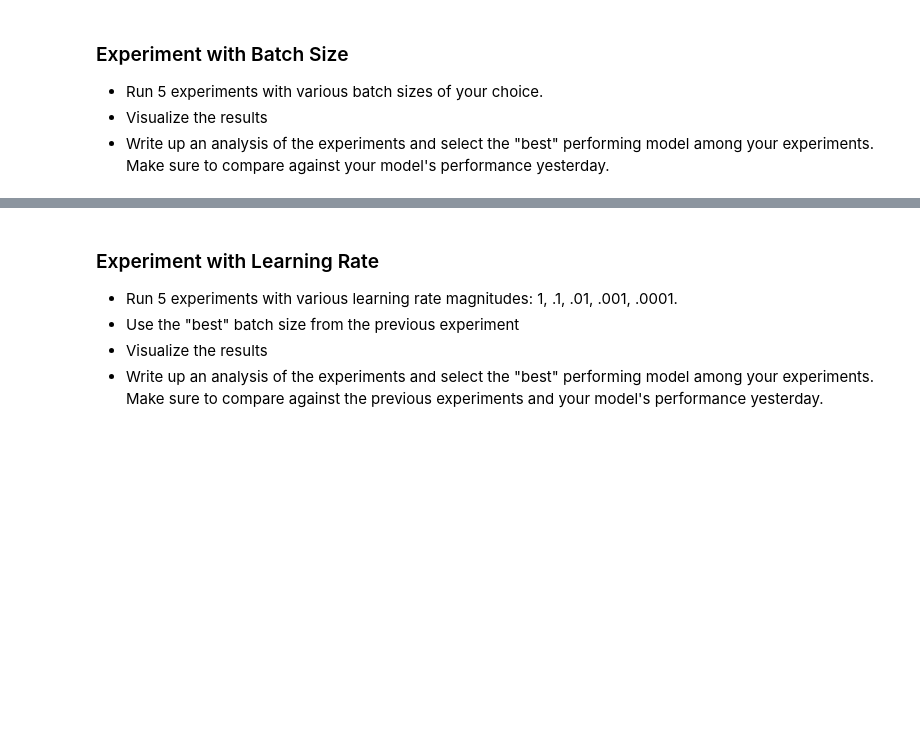
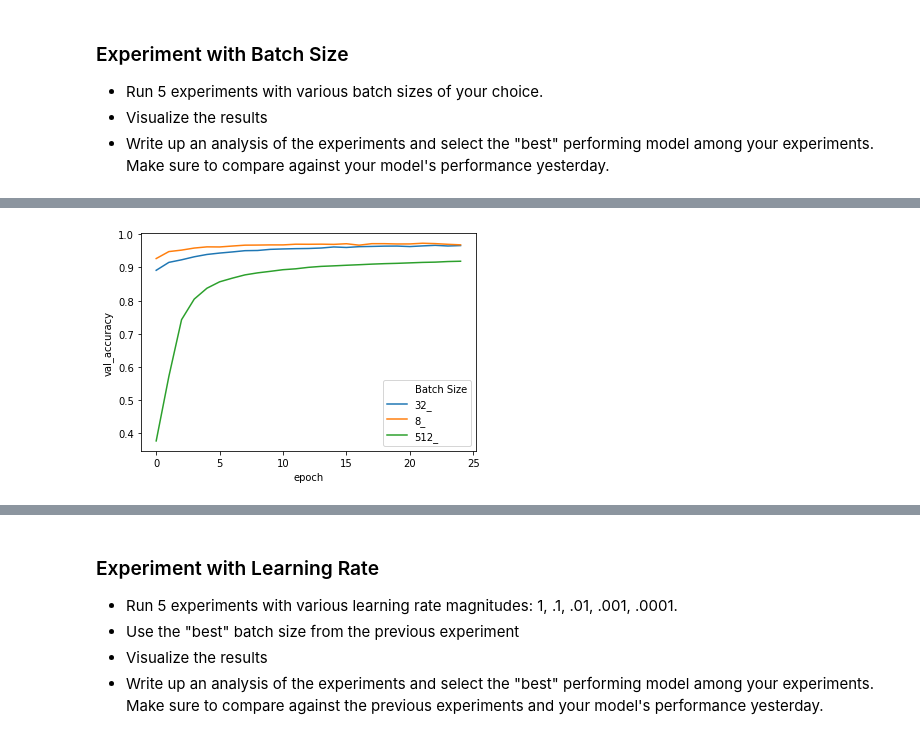
Before and after one commit to lsdsU48/DS-Unit-4-Sprint-2-Neural-Networks, a Jupyter notebook: module2-Train/LSDS_422_Train_Assignment_v2.ipynb, the cells around one changed output, grey strips where cells are left out. Cells and saved outputs as stored; diff of their text form; code cells hidden in the pictures; blank space fills up the shorter version.

```diff
--- a/module2-Train/LSDS_422_Train_Assignment_v2.ipynb
+++ b/module2-Train/LSDS_422_Train_Assignment_v2.ipynb
@@ -95,3 +220,11 @@ Epoch 5/5
 * Run 5 experiments with various batch sizes of your choice.
 * Visualize the results
 * Write up an analysis of the experiments and select the "best" performing model among your experiments. Make sure to compare against your model's performance yesterday.
+# %%
+mnist_model_32 = create_model()
+
+bt_default = mnist_model_32.fit(X_train, y_train,
+                                # Hyperparameters!
+                                epochs=25,
+                                batch_size=32,
+                                validation_data=(X_test, y_test))
@@ -97,0 +249,8 @@ Epoch 5/5
+# %%
+mnist_model_8 = create_model()
+
+bt_small = mnist_model_8.fit(X_train, y_train,
+                             # Hyperparameters!
+                             epochs=25,
+                             batch_size=8,
+                             validation_data=(X_test, y_test))
@@ -97,0 +275,8 @@ Epoch 5/5
+# %%
+mnist_model_512 = create_model()
+
+bt_large = mnist_model_512.fit(X_train, y_train,
+                               # Hyperparameters!
+                               epochs=25,
+                               batch_size=512,
+                               validation_data=(X_test, y_test))
@@ -97,0 +301,17 @@ Epoch 5/5
+# %%
+import seaborn as sns
+import pandas as pd
+
+batch_sizes = []
+
+for exp, result in zip([bt_default, bt_small, bt_large], ["32_", "8_", "512_"]):
+
+  df = pd.DataFrame.from_dict(exp.history)
+  df['epoch'] = df.index.values
+  df['Batch Size'] = result
+
+  batch_sizes.append(df)
+
+df = pd.concat(batch_sizes)
+df['Batch Size'] = df['Batch Size'].astype('str')
+df.head()
@@ -97,0 +325,4 @@ Epoch 5/5
+# %%
+sns.lineplot(x='epoch', y='val_accuracy', hue='Batch Size', data=df);
+# %% [output]
+[figure, added]
```
Also changed, not shown: parts of 42 cells of this notebook.
